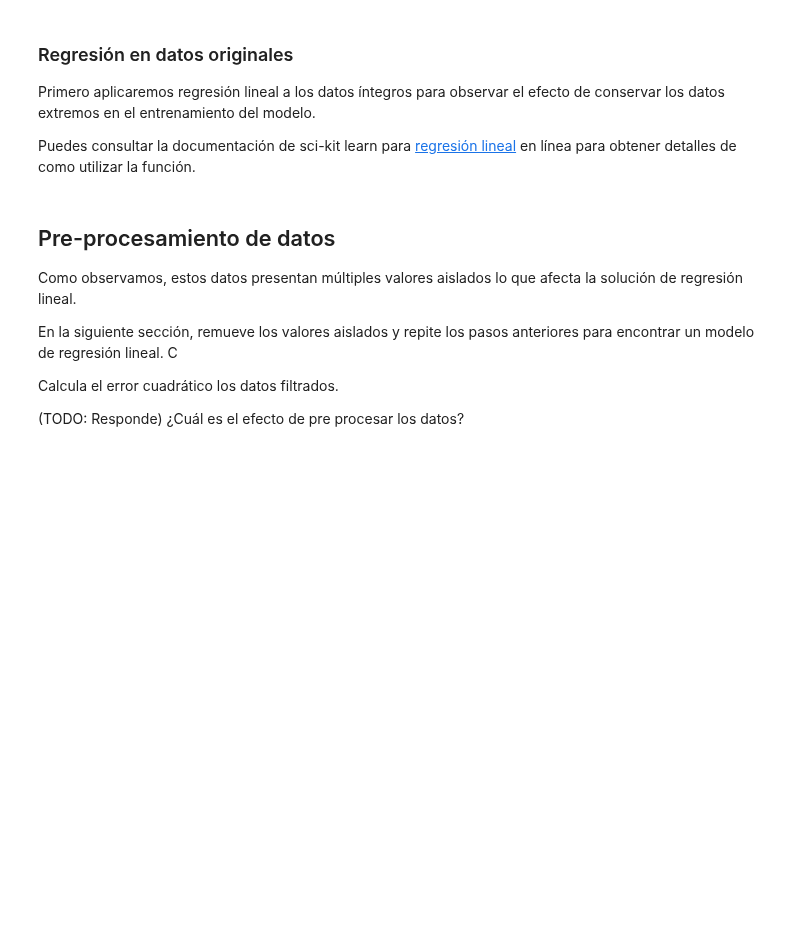
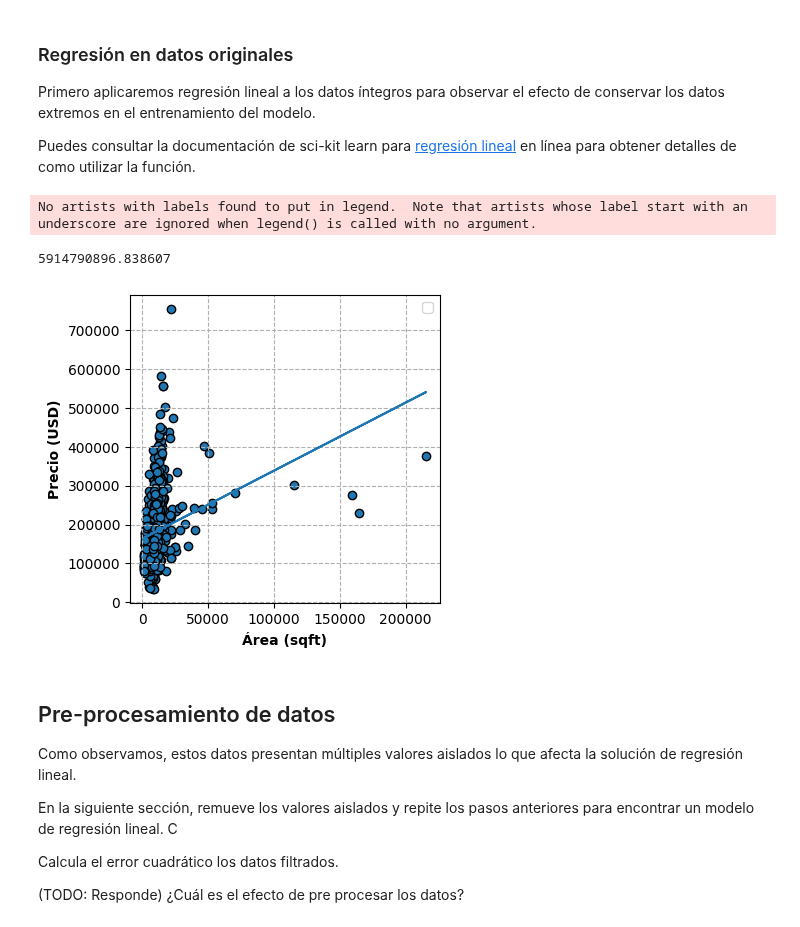
Before and after one commit to YaerimGZ/SI23_Togepis, a Jupyter notebook: ejercicio_1-LinearReg/linear_regression.ipynb, the cells around one changed output. Cells and saved outputs as stored; diff of their text form; code cells hidden in the pictures; blank space fills up the shorter version.

```diff
--- a/ejercicio_1-LinearReg/linear_regression.ipynb
+++ b/ejercicio_1-LinearReg/linear_regression.ipynb
@@ -182,20 +180,27 @@ Puedes consultar la documentación de sci-kit learn para  [regresión lineal](ht
 # %%
 from sklearn.linear_model import LinearRegression
 X = X.reshape(-1, 1)
 
-# TODO: Usas la funcion integrada de scikit learn para encontrar un modelo de regresión lineal que se ajuste a los datos de entrenamiento y obtén las predicciones
+# Usas la funcion integrada de scikit learn para encontrar un modelo de regresión lineal que se ajuste a los datos de entrenamiento y obtén las predicciones
+m = LinearRegression()
+m.fit(X,y)
 
+y_pred = m.predict(X)
 
 # Graficamos los datos originales
 fig, ax = plot_data(X, y)
-# TODO: Grafica la linea resultante sobre los datos originales
-ax.plot(...)
+# Grafica la linea resultante sobre los datos originales
+ax.plot(X,y_pred)
 
 plt.legend()
 
-# TODO: calcula el error cuadrado promedio
-mean_error = ...
+# Calcula el error cuadrado promedio
+mean_error = np.mean((y - y_pred)**2)
 print(mean_error)
+# %% [output]
+No artists with labels found to put in legend.  Note that artists whose label start with an underscore are ignored when legend() is called with no argument.
+5914790896.838607
+[figure, added]
 # %% [markdown]
 ## Pre-procesamiento de datos
 Como observamos, estos datos presentan múltiples valores aislados lo que afecta la solución de regresión lineal.
```
Also changed, not shown: parts of 7 cells of this notebook.
